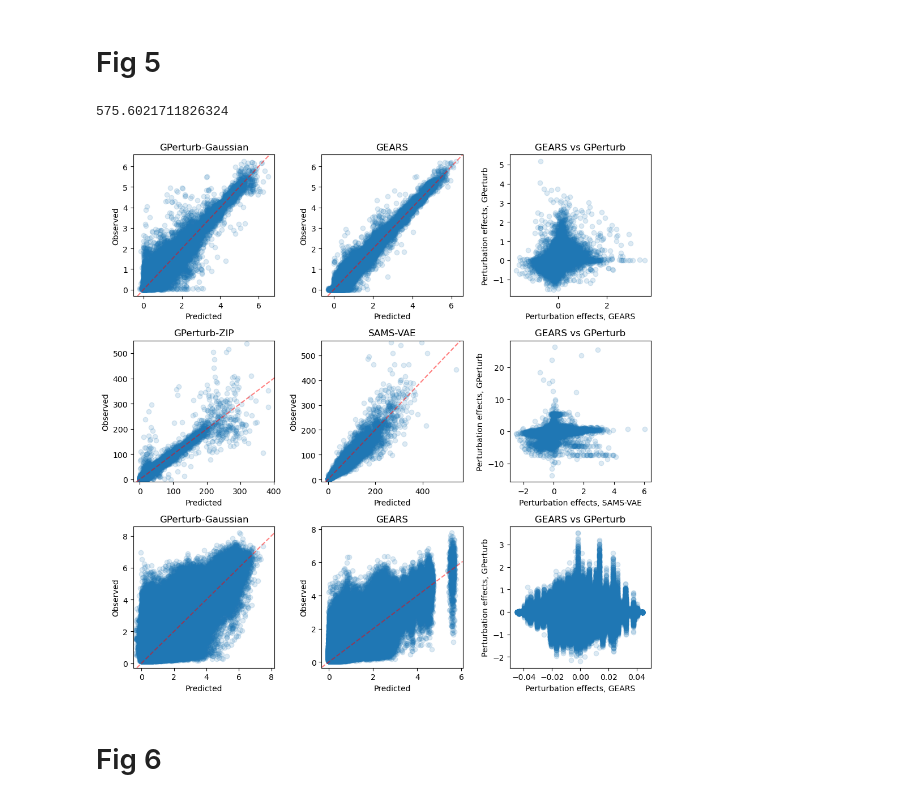
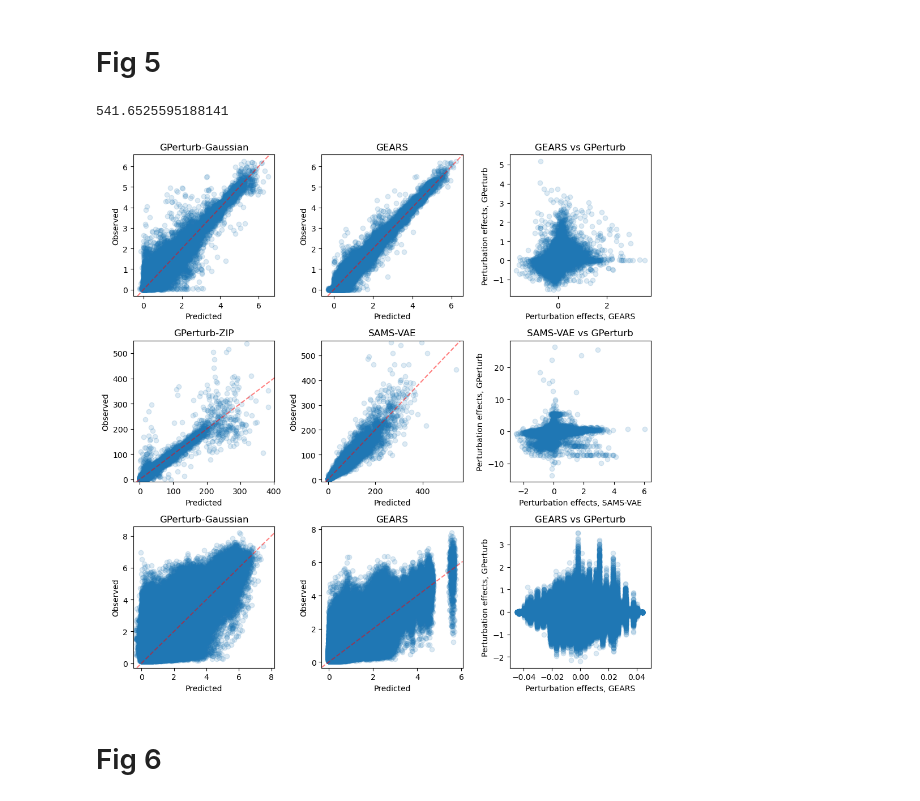
Before and after one commit to hwxing3259/GPerturb, a Jupyter notebook: numerical_examples/main_figs.ipynb, the cells around one changed output. Drawn from its saved outputs; the diff is of its cells as text; code cells hidden in the pictures.

```diff
--- a/numerical_examples/main_figs.ipynb
+++ b/numerical_examples/main_figs.ipynb
@@ -418,7 +418,7 @@ b = b[intersection_col]
 axes[1, 2].scatter(a.to_numpy().ravel(), b.to_numpy().ravel(), alpha=0.15)
 axes[1, 2].set_xlabel('Perturbation effects, SAMS-VAE')
 axes[1, 2].set_ylabel('Perturbation effects, GPerturb')
-axes[1, 2].set_title('GEARS vs GPerturb')
+axes[1, 2].set_title('SAMS-VAE vs GPerturb')
 
 
 # Yao et al, GEARS vs GPerturb-Gaussian
@@ -429,35 +429,35 @@ avg_obs = avg_obs[avg_obs != 0]
 axes[2, 0].scatter(avg_pred,  avg_obs, alpha=0.15)
 axes[2, 0].axline((1, 1), slope=1, c='r', alpha=0.5, linestyle='--')
 axes[2, 0].set_xlim(-0.5, 8.2)
 axes[2, 0].set_xlabel('Predicted')
 axes[2, 0].set_ylabel('Observed')
 axes[2, 0].set_title('GPerturb-Gaussian')
 
 obs_mean = np.load('./GPerturb_vis_data/yao_GEARS_avg_1.npy').ravel()
 pert_response = pd.read_csv('./GPerturb_vis_data/yao_GEARS_pred_1.csv', index_col=0).to_numpy().ravel()
 pert_response = pert_response[obs_mean != 0]
 obs_mean = obs_mean[obs_mean != 0]
 axes[2, 1].scatter(pert_response.ravel()[obs_mean.ravel() != 0], obs_mean.ravel()[obs_mean.ravel() != 0], alpha=0.15)
 axes[2, 1].axline((1, 1), slope=1, c='r', alpha=0.5, linestyle='--')
 axes[2, 1].set_xlabel('Predicted')
 axes[2, 1].set_ylabel('Observed')
 axes[2, 1].set_title('GEARS')
 
 
 a = pd.read_csv('./GPerturb_vis_data/yao_GEARS_pred_alone.csv', index_col=0)
 b = np.loadtxt('./GPerturb_vis_data/yao_GPerturb_alone.csv')
 axes[2, 2].scatter(a.to_numpy().ravel(), b.ravel(), alpha=0.15)
 axes[2, 2].set_xlabel('Perturbation effects, GEARS')
 axes[2, 2].set_ylabel('Perturbation effects, GPerturb')
 axes[2, 2].set_title('GEARS vs GPerturb')
 axes[2, 2].set_xlim(-0.05, 0.05)
 fig.set_size_inches(10, 10)
 fig.tight_layout()
 plt.savefig('fig-norman.png', dpi=200)
 print(time.time()-start)
 # %% [output]
-575.6021711826324
+541.6525595188141
-[figure, old version]
+[figure, new version]
 # %% [markdown]
 # Fig 6
 # %%
```
